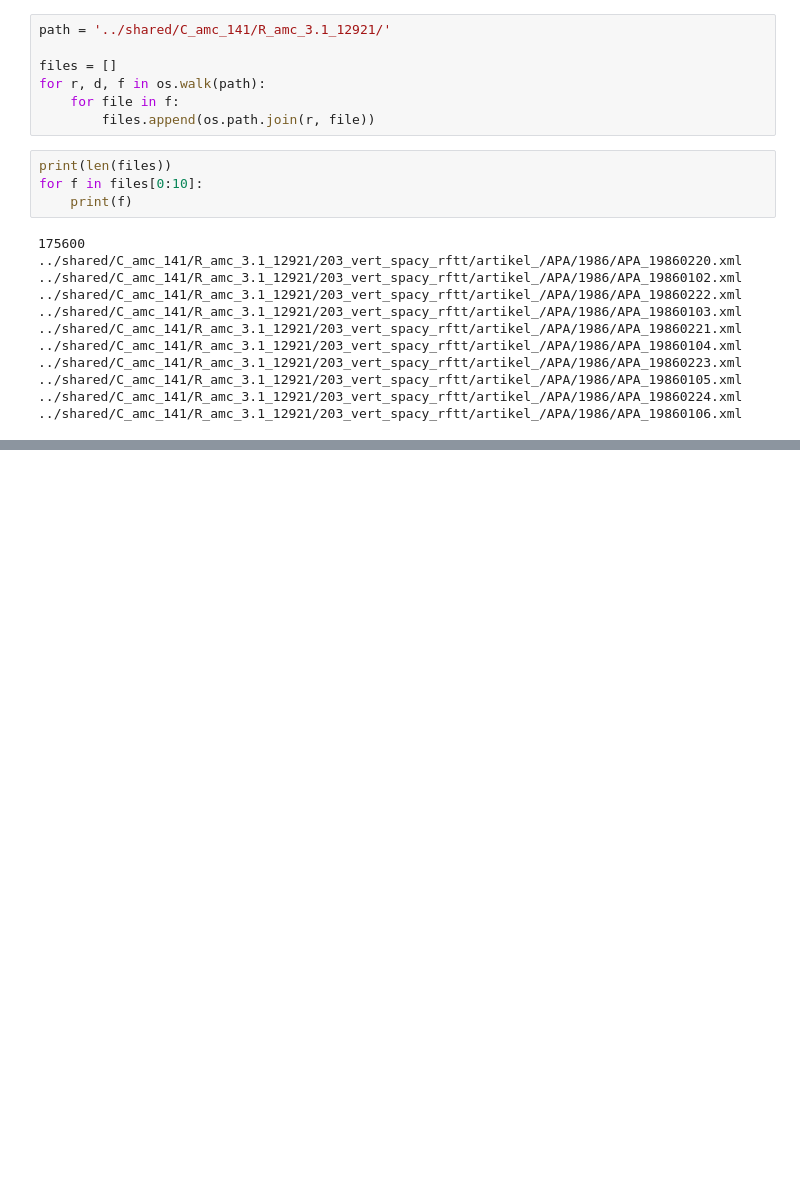
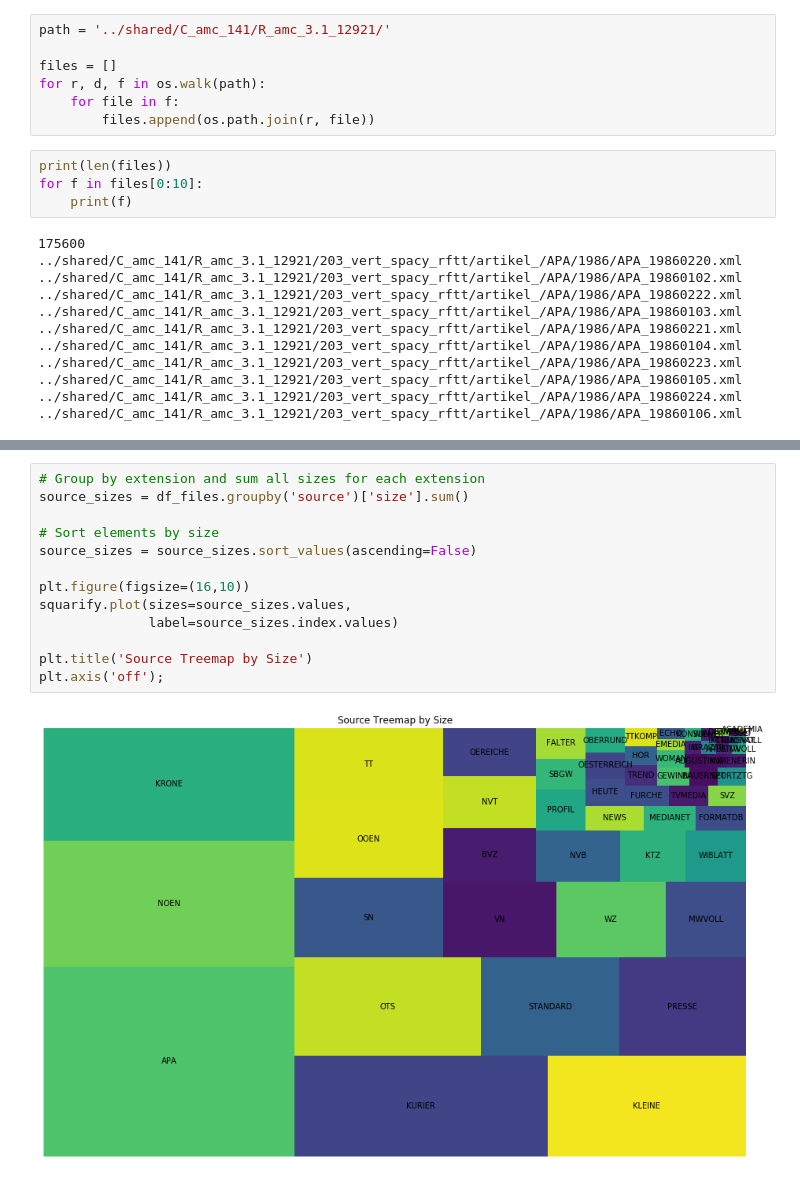
Before and after one commit to acdh-oeaw/AMC_Corpus_Biases, a Jupyter notebook: corpus_statistics.ipynb, the cells around one changed output, grey strips where cells are left out. Drawn from its saved outputs; the diff is of its cells as text; blank space fills up the shorter version.

```diff
--- a/corpus_statistics.ipynb
+++ b/corpus_statistics.ipynb
@@ -25,0 +87,15 @@ for f in files[0:10]:
+# %%
+# Group by extension and sum all sizes for each extension
+source_sizes = df_files.groupby('source')['size'].sum()
+
+# Sort elements by size
+source_sizes = source_sizes.sort_values(ascending=False)
+
+plt.figure(figsize=(16,10))
+squarify.plot(sizes=source_sizes.values,
+              label=source_sizes.index.values)
+
+plt.title('Source Treemap by Size')
+plt.axis('off');
+# %% [output]
+[figure, added]
```
Also changed, not shown: parts of 12 cells of this notebook, 2 other files.
